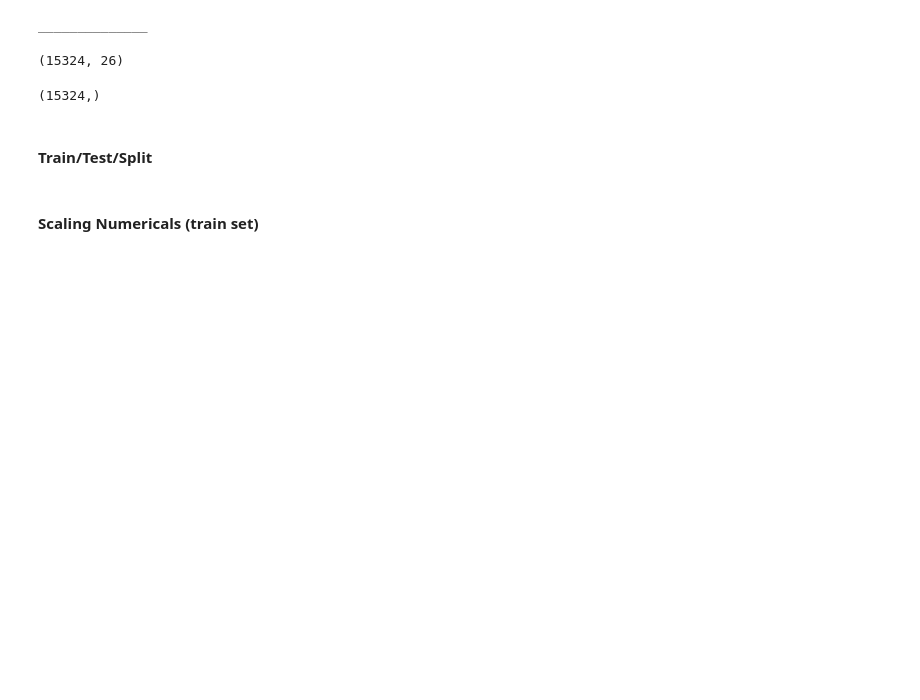
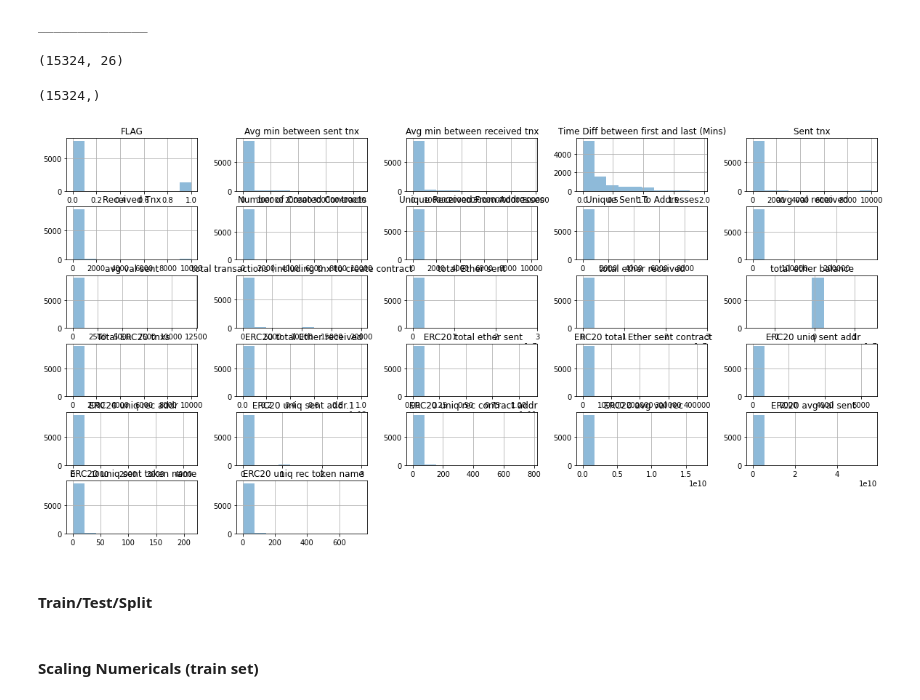
Before and after one commit to sorianom23/ETH-TNX-FRAUD-DETECTION, a Jupyter notebook: main.ipynb, the cells around one changed output. Saved outputs shown, nothing was run; the diff lists cells and outputs as text; code cells hidden in the pictures; blank space fills up the shorter version.

```diff
--- a/main.ipynb
+++ b/main.ipynb
@@ -246,6 +246,10 @@ ______________
 ______________
 (15324, 26)
 (15324,)
+# %%
+functions.plot_numericals(numerical)
+# %% [output]
+[figure, added]
 # %% [markdown]
 #### Train/Test/Split
 # %%
```
Also changed, not shown: parts of 1 cell of this notebook.
